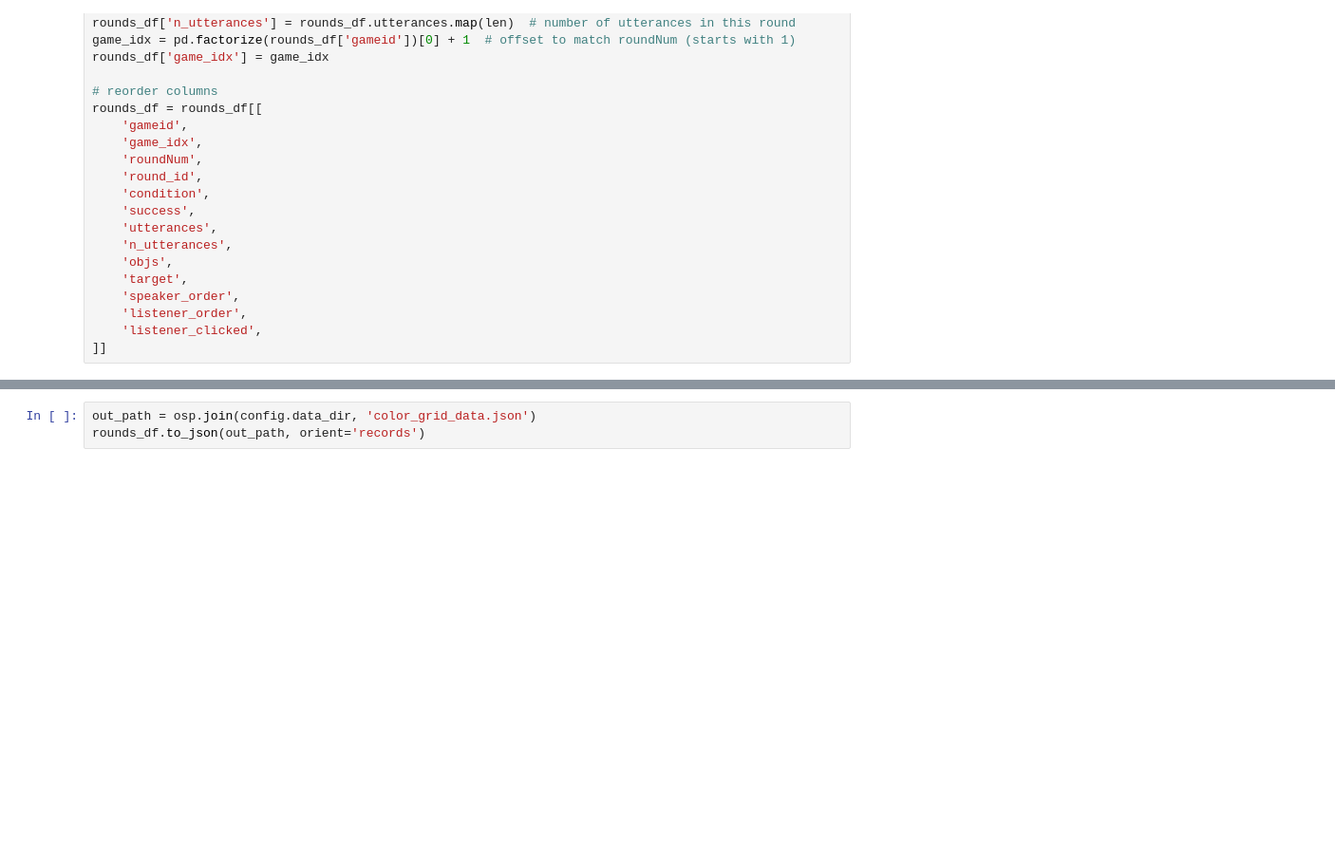
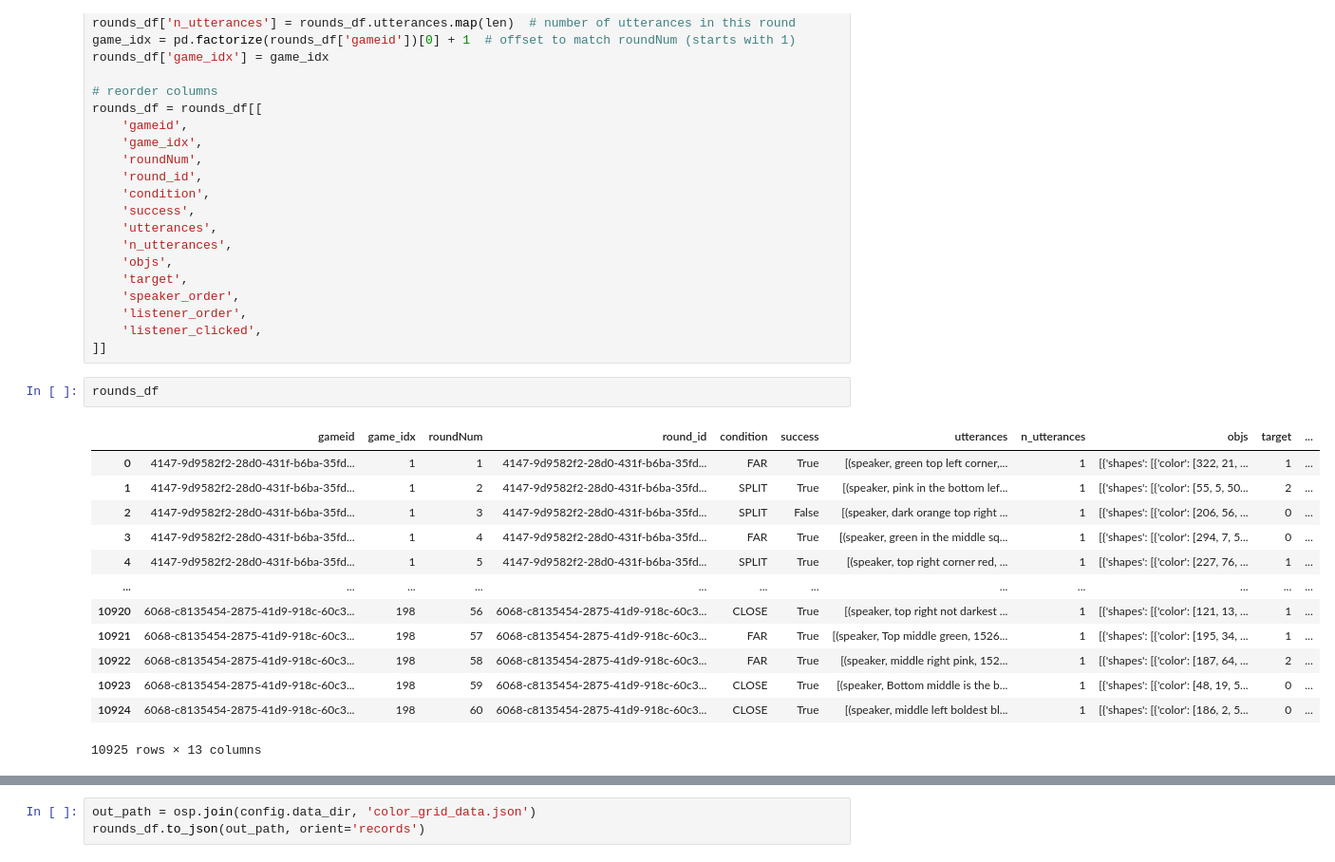
Before and after one commit to 98axel/mllm, a Jupyter notebook: data_prep/process_colorgrid_data.ipynb, the cells around one changed output, grey strips where cells are left out. Shown at 95% size. Saved outputs shown, nothing was run; the diff lists cells and outputs as text; blank space fills up the shorter version.

```diff
--- a/data_prep/process_colorgrid_data.ipynb
+++ b/data_prep/process_colorgrid_data.ipynb
@@ -85,3 +89,19 @@ rounds_df = rounds_df[[
     'listener_order',
     'listener_clicked',
 ]]
+# %%
+rounds_df
+# %% [output]
+|  | gameid | game_idx | roundNum | round_id | condition | success | utterances | n_utterances | objs | target | ... |
+| 0 | 4147-9d9582f2-28d0-431f-b6ba-35fd... | 1 | 1 | 4147-9d9582f2-28d0-431f-b6ba-35fd... | FAR | True | [(speaker, green top left corner,... | 1 | [{'shapes': [{'color': [322, 21, ... | 1 | ... |
+| 1 | 4147-9d9582f2-28d0-431f-b6ba-35fd... | 1 | 2 | 4147-9d9582f2-28d0-431f-b6ba-35fd... | SPLIT | True | [(speaker, pink in the bottom lef... | 1 | [{'shapes': [{'color': [55, 5, 50... | 2 | ... |
+| 2 | 4147-9d9582f2-28d0-431f-b6ba-35fd... | 1 | 3 | 4147-9d9582f2-28d0-431f-b6ba-35fd... | SPLIT | False | [(speaker, dark orange top right ... | 1 | [{'shapes': [{'color': [206, 56, ... | 0 | ... |
+| 3 | 4147-9d9582f2-28d0-431f-b6ba-35fd... | 1 | 4 | 4147-9d9582f2-28d0-431f-b6ba-35fd... | FAR | True | [(speaker, green in the middle sq... | 1 | [{'shapes': [{'color': [294, 7, 5... | 0 | ... |
+| 4 | 4147-9d9582f2-28d0-431f-b6ba-35fd... | 1 | 5 | 4147-9d9582f2-28d0-431f-b6ba-35fd... | SPLIT | True | [(speaker, top right corner red, ... | 1 | [{'shapes': [{'color': [227, 76, ... | 1 | ... |
+| ... | ... | ... | ... | ... | ... | ... | ... | ... | ... | ... | ... |
+| 10920 | 6068-c8135454-2875-41d9-918c-60c3... | 198 | 56 | 6068-c8135454-2875-41d9-918c-60c3... | CLOSE | True | [(speaker, top right not darkest ... | 1 | [{'shapes': [{'color': [121, 13, ... | 1 | ... |
+| 10921 | 6068-c8135454-2875-41d9-918c-60c3... | 198 | 57 | 6068-c8135454-2875-41d9-918c-60c3... | FAR | True | [(speaker, Top middle green, 1526... | 1 | [{'shapes': [{'color': [195, 34, ... | 1 | ... |
+| 10922 | 6068-c8135454-2875-41d9-918c-60c3... | 198 | 58 | 6068-c8135454-2875-41d9-918c-60c3... | FAR | True | [(speaker, middle right pink, 152... | 1 | [{'shapes': [{'color': [187, 64, ... | 2 | ... |
+| 10923 | 6068-c8135454-2875-41d9-918c-60c3... | 198 | 59 | 6068-c8135454-2875-41d9-918c-60c3... | CLOSE | True | [(speaker, Bottom middle is the b... | 1 | [{'shapes': [{'color': [48, 19, 5... | 0 | ... |
+| 10924 | 6068-c8135454-2875-41d9-918c-60c3... | 198 | 60 | 6068-c8135454-2875-41d9-918c-60c3... | CLOSE | True | [(speaker, middle left boldest bl... | 1 | [{'shapes': [{'color': [186, 2, 5... | 0 | ... |
+10925 rows × 13 columns
```
Also changed, not shown: parts of 3 cells of this notebook, 15 other files.
